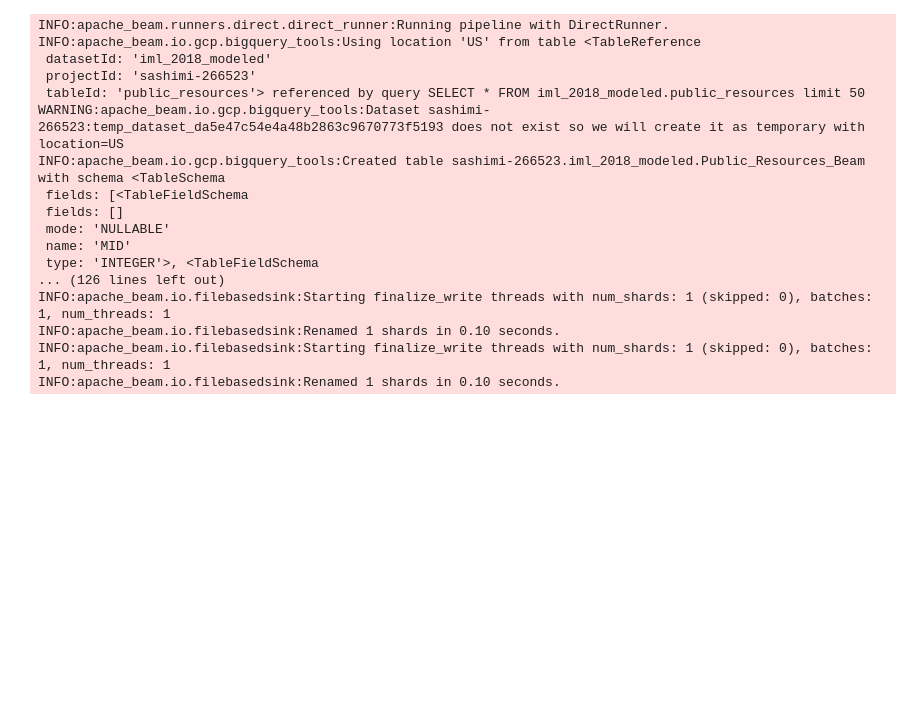
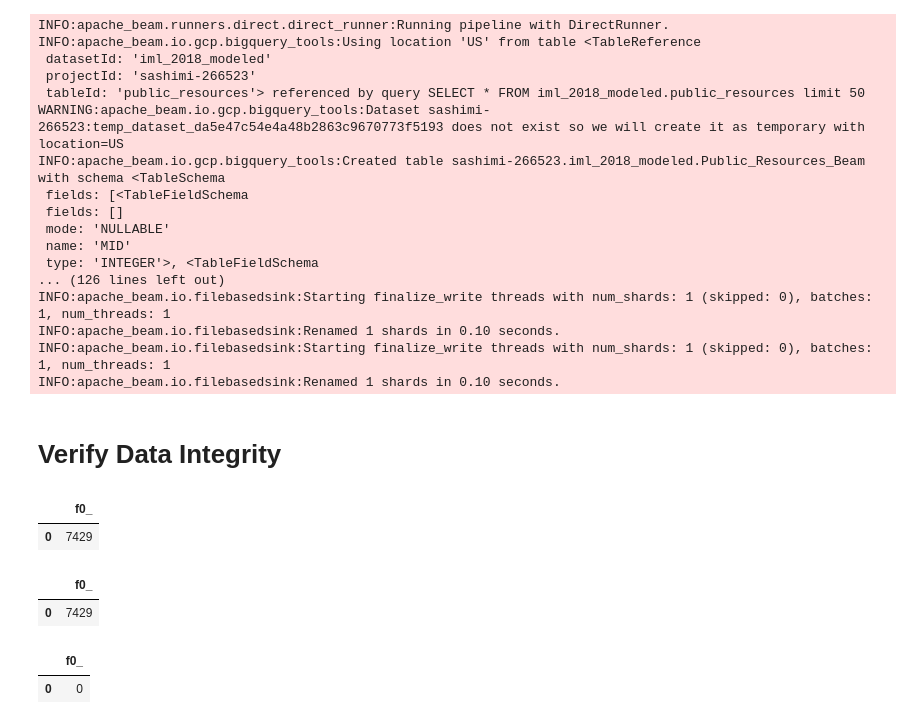
Before and after one commit to xindixu/US-demographic-analysis, a Jupyter notebook: secondary-data/iml_2018_modeled.ipynb, the cells around one changed output. Drawn from its saved outputs; the diff is of its cells as text; code cells hidden in the pictures; blank space fills up the shorter version.

Commit message:
check data integrity

```diff
--- a/secondary-data/iml_2018_modeled.ipynb
+++ b/secondary-data/iml_2018_modeled.ipynb
@@ -56,0 +59,2 @@ INFO:apache_beam.io.filebasedsink:Renamed 1 shards in 0.10 seconds.
+# %% [markdown]
+# Verify Data Integrity
@@ -56,0 +63,12 @@ INFO:apache_beam.io.filebasedsink:Renamed 1 shards in 0.10 seconds.
+# %%
+%%bigquery
+select count(*) from `iml_2018_modeled.Public_Resources_Beam_DF`
+# %% [output]
+|  | f0_ |
+| 0 | 7429 |
+# %%
+%%bigquery
+select count(distinct MID) from `iml_2018_modeled.Public_Resources_Beam_DF`
+# %% [output]
+|  | f0_ |
+| 0 | 7429 |
@@ -56,0 +77,7 @@ INFO:apache_beam.io.filebasedsink:Renamed 1 shards in 0.10 seconds.
+# %%
+%%bigquery
+select count(*) from `iml_2018_modeled.Public_Resources_Beam_DF`
+where length(ZIPCODE) < 5
+# %% [output]
+|  | f0_ |
+| 0 | 0 |
```
Also changed, not shown: parts of 6 cells of this notebook, 2 other files.
